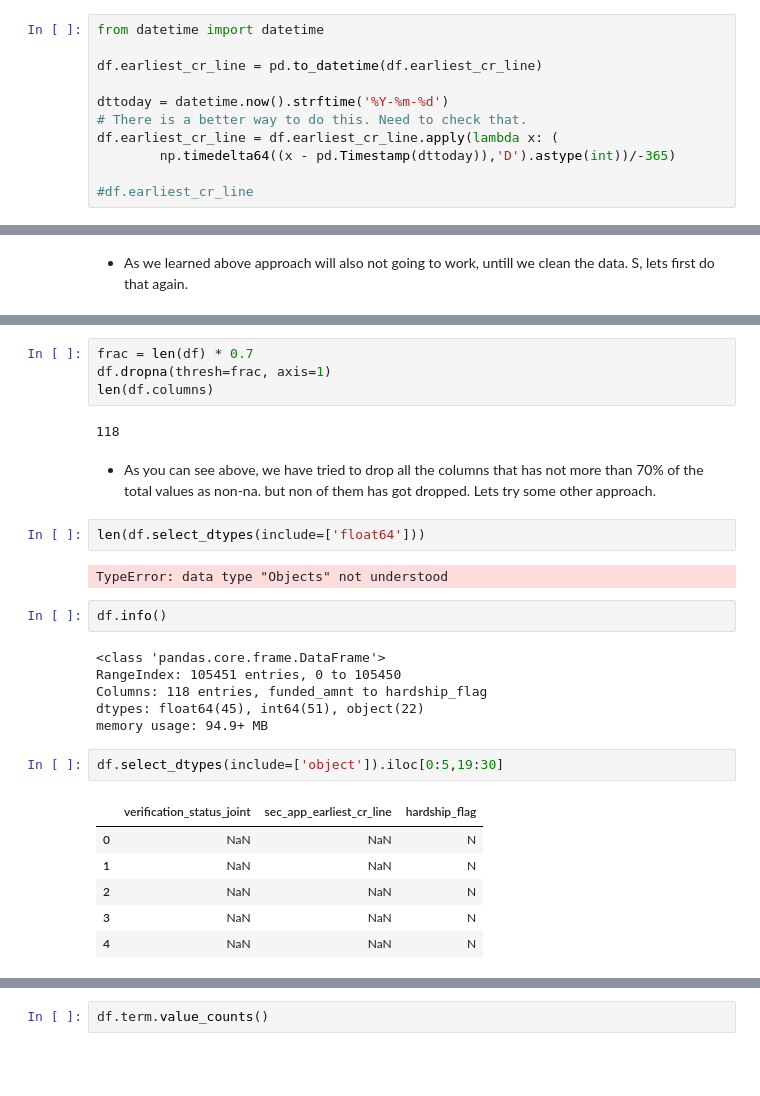
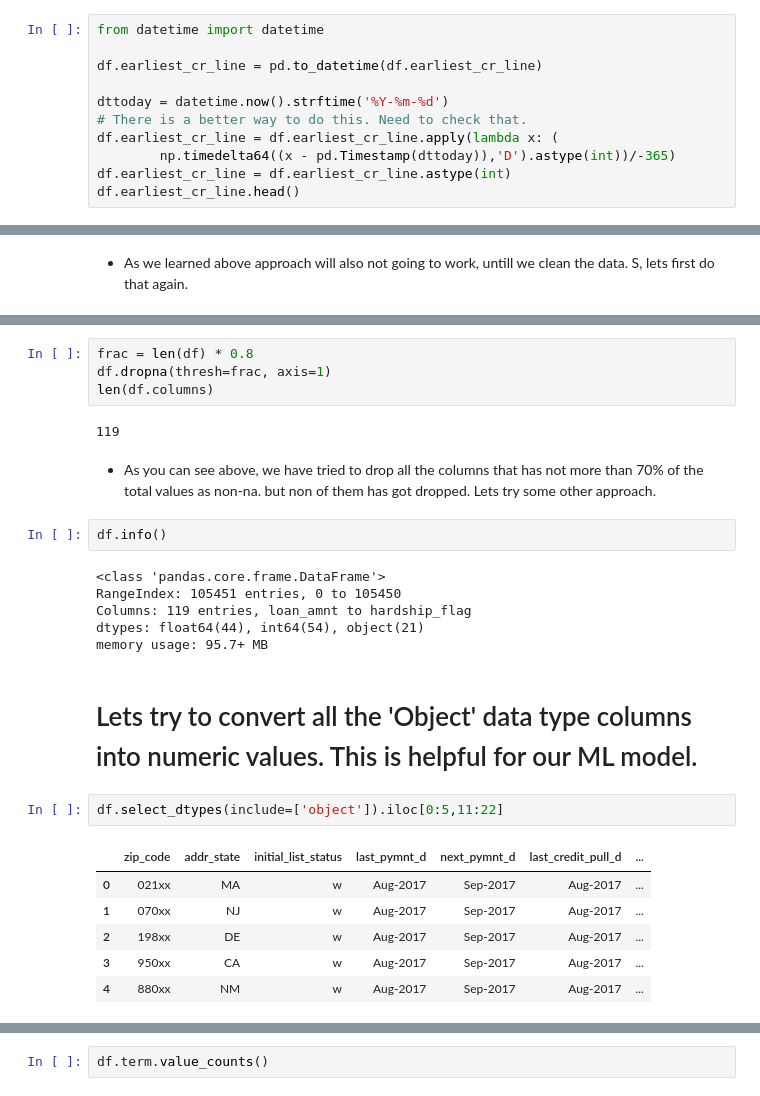
Before and after one commit to NeerajSomani04/LendingClub-2017Q2, a Jupyter notebook: EDA2.ipynb, the cells around one changed output, grey strips where cells are left out. Drawn from its saved outputs; the diff is of its cells as text; blank space fills up the shorter version.

```diff
--- a/EDA2.ipynb
+++ b/EDA2.ipynb
@@ -151,8 +154,8 @@ dttoday = datetime.now().strftime('%Y-%m-%d')
 # There is a better way to do this. Need to check that.
 df.earliest_cr_line = df.earliest_cr_line.apply(lambda x: (
         np.timedelta64((x - pd.Timestamp(dttoday)),'D').astype(int))/-365)
-
-#df.earliest_cr_line
+df.earliest_cr_line = df.earliest_cr_line.astype(int)
+df.earliest_cr_line.head()
 # %% [output]
 A value is trying to be set on a copy of a slice from a DataFrame.
 Try using .loc[row_indexer,col_indexer] = value instead
@@ -249,30 +252,28 @@ len(df.columns)
 # %%
-frac = len(df) * 0.7
+frac = len(df) * 0.8
 df.dropna(thresh=frac, axis=1)
 len(df.columns)
 # %% [output]
-118
+119
 # %% [markdown]
 - As you can see above, we have tried to drop all the columns that has not more than 70% of the total values as non-na. but non of them has got dropped. Lets try some other approach.
-# %%
-len(df.select_dtypes(include=['float64']))
-# %% [output]
-TypeError: data type "Objects" not understood
 # %%
 df.info()
 # %% [output]
 <class 'pandas.core.frame.DataFrame'>
 RangeIndex: 105451 entries, 0 to 105450
-Columns: 118 entries, funded_amnt to hardship_flag
-dtypes: float64(45), int64(51), object(22)
-memory usage: 94.9+ MB
+Columns: 119 entries, loan_amnt to hardship_flag
+dtypes: float64(44), int64(54), object(21)
+memory usage: 95.7+ MB
+# %% [markdown]
+# Lets try to convert all the 'Object' data type columns into numeric values. This is helpful for our ML model.
 # %%
-df.select_dtypes(include=['object']).iloc[0:5,19:30]
+df.select_dtypes(include=['object']).iloc[0:5,11:22]
 # %% [output]
-|  | verification_status_joint | sec_app_earliest_cr_line | hardship_flag |
-| 0 | NaN | NaN | N |
-| 1 | NaN | NaN | N |
-| 2 | NaN | NaN | N |
-| 3 | NaN | NaN | N |
-| 4 | NaN | NaN | N |
+|  | zip_code | addr_state | initial_list_status | last_pymnt_d | next_pymnt_d | last_credit_pull_d | ... |
+| 0 | 021xx | MA | w | Aug-2017 | Sep-2017 | Aug-2017 | ... |
+| 1 | 070xx | NJ | w | Aug-2017 | Sep-2017 | Aug-2017 | ... |
+| 2 | 198xx | DE | w | Aug-2017 | Sep-2017 | Aug-2017 | ... |
+| 3 | 950xx | CA | w | Aug-2017 | Sep-2017 | Aug-2017 | ... |
+| 4 | 880xx | NM | w | Aug-2017 | Sep-2017 | Aug-2017 | ... |
 # %% [markdown]
```
Also changed, not shown: parts of 13 cells of this notebook.
